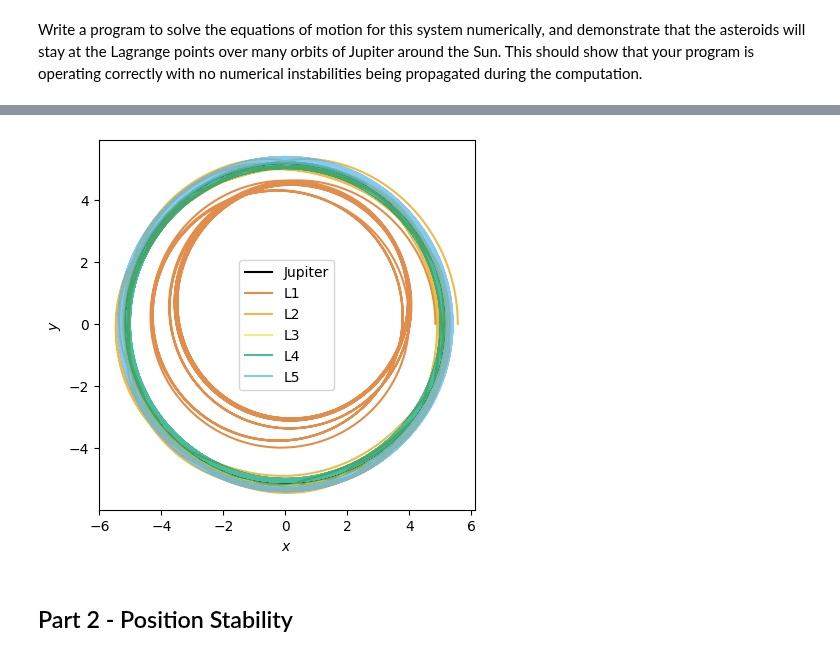
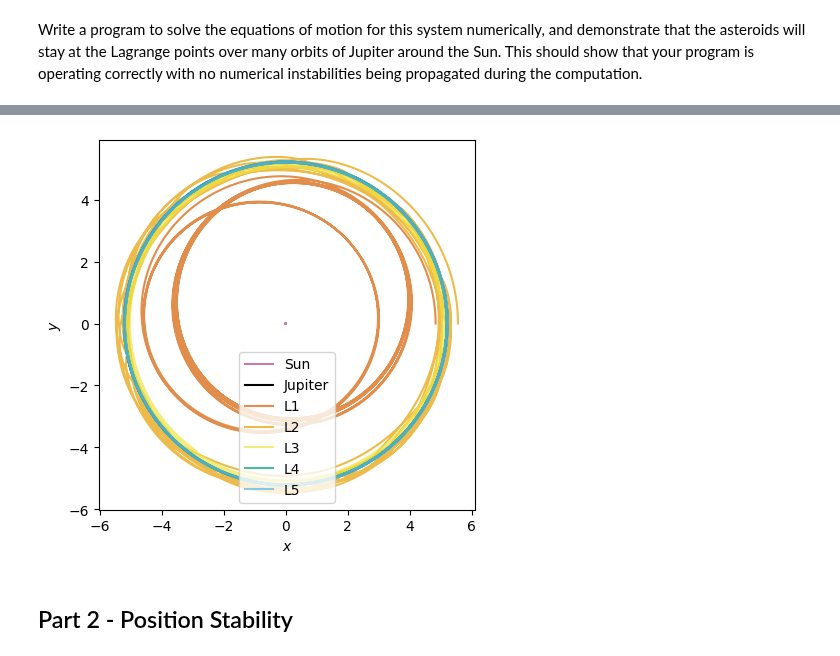
Before and after one commit to vibilanj/cmps, a Jupyter notebook: homework/Project1.ipynb, the cells around one changed output, grey strips where cells are left out. Drawn from its saved outputs; the diff is of its cells as text; code cells hidden in the pictures.

```diff
--- a/homework/Project1.ipynb
+++ b/homework/Project1.ipynb
@@ -104,7 +117,11 @@ velocity_L1 = 2 * np.pi * (5.2 - 0.3604277601) / 4331
 velocity_L2 = 2 * np.pi * (5.2 + 0.3604277601) / 4331
 velocity_L3 = 2 * np.pi * (-5.2 - 0.003030303) / 4331
 
+radius_sun = 5.2 * M_J / (M_S + M_J)
+velocity_S = 2 * np.pi * radius_sun / 4331
+
 init = np.array([
+    -radius_sun, 0, 0, -velocity_S, # Sun
     5.2, 0, 0, velocity_J, # Jupiter
     5.2 - 0.3604277601, 0, 0, velocity_L1, # Asteroid L1
     5.2 + 0.3604277601, 0, 0, velocity_L2, # Asteroid L2
@@ -118,13 +135,13 @@ init = np.array([
 # d = G * M / AU^3 * 86400^2
 d = -2.96 * 10 ** (-4)
 
-def asteroid_acceleration(x_A, y_A, x_J, y_J):
-    r_AS = np.sqrt(x_A ** 2 + y_A ** 2)  # Distance from Asteroid to Sun
+def asteroid_acceleration(x_A, y_A, x_J, y_J, x_S, y_S):
+    r_AS = np.sqrt((x_A - x_S) ** 2 + (y_A - y_S) ** 2)  # Distance from Asteroid to Sun
     r_AJ = np.sqrt((x_A - x_J) ** 2 + (y_A - y_J) ** 2)  # Distance from Asteroid to Jupiter
 
     # Asteroid's acceleration due to the Sun
-    a_x_AS = d * M_S * x_A / (r_AS ** 3)
-    a_y_AS = d * M_S * y_A / (r_AS ** 3)
+    a_x_AS = d * M_S * (x_A - x_S) / (r_AS ** 3)
+    a_y_AS = d * M_S * (y_A - y_S) / (r_AS ** 3)
 
     # Asteroid's acceleration due to Jupiter
     a_x_AJ = d * M_J * (x_A - x_J) / (r_AJ ** 3)
@@ -135,7 +152,8 @@ def asteroid_acceleration(x_A, y_A, x_J, y_J):
     return a_x_A, a_y_A
 
 def derivative(t, state):
-    x_J, y_J, v_x_J, v_y_J, \
+    x_S, y_S, v_x_S, v_y_S, \
+        x_J, y_J, v_x_J, v_y_J, \
         x_A1, y_A1, v_x_A1, v_y_A1, \
         x_A2, y_A2, v_x_A2, v_y_A2, \
         x_A3, y_A3, v_x_A3, v_y_A3, \
@@ -143,61 +161,69 @@ def derivative(t, state):
         x_A5, y_A5, v_x_A5, v_y_A5 = state
 
     # Distances
-    r_JS = np.sqrt(x_J ** 2 + y_J ** 2)  # Distance from Jupiter to Sun
+    r_JS = np.sqrt((x_J - x_S) ** 2 + (y_J - y_S) ** 2)  # Distance from Jupiter to Sun
 
     # Accelerations
-    a_x_JS = d * M_S * x_J / (r_JS ** 3)  # Jupiter's acceleration due to the Sun
-    a_y_JS = d * M_S * y_J / (r_JS ** 3)
+    a_x_SJ =  d * M_J * (x_S - x_J) / (r_JS ** 3) # Sun's acceleration due to Jupiter
+    a_y_SJ =  d * M_J * (y_S - y_J) / (r_JS ** 3)
 
-    a_x_A1, a_y_A1 = asteroid_acceleration(x_A1, y_A1, x_J, y_J)
-    a_x_A2, a_y_A2 = asteroid_acceleration(x_A2, y_A2, x_J, y_J)
-    a_x_A3, a_y_A3 = asteroid_acceleration(x_A3, y_A3, x_J, y_J)
-    a_x_A4, a_y_A4 = asteroid_acceleration(x_A4, y_A4, x_J, y_J)
-    a_x_A5, a_y_A5 = asteroid_acceleration(x_A5, y_A5, x_J, y_J)
+    a_x_JS = d * M_S * (x_J - x_S) / (r_JS ** 3)  # Jupiter's acceleration due to the Sun
+    a_y_JS = d * M_S * (y_J - y_S) / (r_JS ** 3)
 
-    return np.array([v_x_J, v_y_J, a_x_JS, a_y_JS, \
+    a_x_A1, a_y_A1 = asteroid_acceleration(x_A1, y_A1, x_J, y_J, x_S, y_S)
+    a_x_A2, a_y_A2 = asteroid_acceleration(x_A2, y_A2, x_J, y_J, x_S, y_S)
+    a_x_A3, a_y_A3 = asteroid_acceleration(x_A3, y_A3, x_J, y_J, x_S, y_S)
+    a_x_A4, a_y_A4 = asteroid_acceleration(x_A4, y_A4, x_J, y_J, x_S, y_S)
+    a_x_A5, a_y_A5 = asteroid_acceleration(x_A5, y_A5, x_J, y_J, x_S, y_S)
+
+    return np.array([v_x_S, v_y_S, a_x_SJ, a_y_SJ, \
+                     v_x_J, v_y_J, a_x_JS, a_y_JS, \
                      v_x_A1, v_y_A1, a_x_A1, a_y_A1, \
                      v_x_A2, v_y_A2, a_x_A2, a_y_A2, \
                      v_x_A3, v_y_A3, a_x_A3, a_y_A3, \
                      v_x_A4, v_y_A4, a_x_A4, a_y_A4, \
                      v_x_A5, v_y_A5, a_x_A5, a_y_A5])
 
 
 # Solution
 solution = integrate.solve_ivp(derivative, [t_min, t_max], init, max_step = epsilon)
 
 # Plot
-x_J = solution.y[0]
-y_J = solution.y[1]
+x_S = solution.y[0]
+y_S = solution.y[1]
 
-x_A1 = solution.y[4]
-y_A1 = solution.y[5]
+x_J = solution.y[4]
+y_J = solution.y[5]
 
-x_A2 = solution.y[8]
-y_A2 = solution.y[9]
+x_A1 = solution.y[8]
+y_A1 = solution.y[9]
 
-x_A3 = solution.y[12]
-y_A3 = solution.y[13]
+x_A2 = solution.y[12]
+y_A2 = solution.y[13]
 
-x_A4 = solution.y[16]
-y_A4 = solution.y[17]
+x_A3 = solution.y[16]
+y_A3 = solution.y[17]
 
-x_A5 = solution.y[20]
-y_A5 = solution.y[21]
+x_A4 = solution.y[20]
+y_A4 = solution.y[21]
+
+x_A5 = solution.y[24]
+y_A5 = solution.y[25]
 
 fig, ax = plt.subplots(1, 1)
+ax.plot(x_S, y_S, color = CF_red, label="Sun")
 ax.plot(x_J, y_J, color = CF_black, label="Jupiter")
 ax.plot(x_A1, y_A1, color = CF_vermillion, label="L1", alpha=0.7)
 ax.plot(x_A2, y_A2, color = CF_orange, label="L2", alpha=0.7)
 ax.plot(x_A3, y_A3, color = CF_yellow, label="L3", alpha=0.7)
 ax.plot(x_A4, y_A4, color = CF_green, label="L4", alpha=0.7)
 ax.plot(x_A5, y_A5, color = CF_sky, label="L5", alpha=0.7)
 
 ax.set(xlabel = "$x$", ylabel = "$y$")
 ax.legend()
 plt.gca().set_aspect("equal")
 # %% [output]
-[figure, old version]
+[figure, new version]
 # %% [markdown]
 ## Part 2 - Position Stability
 # %% [markdown]
```
Also changed, not shown: parts of 1 cell of this notebook.
